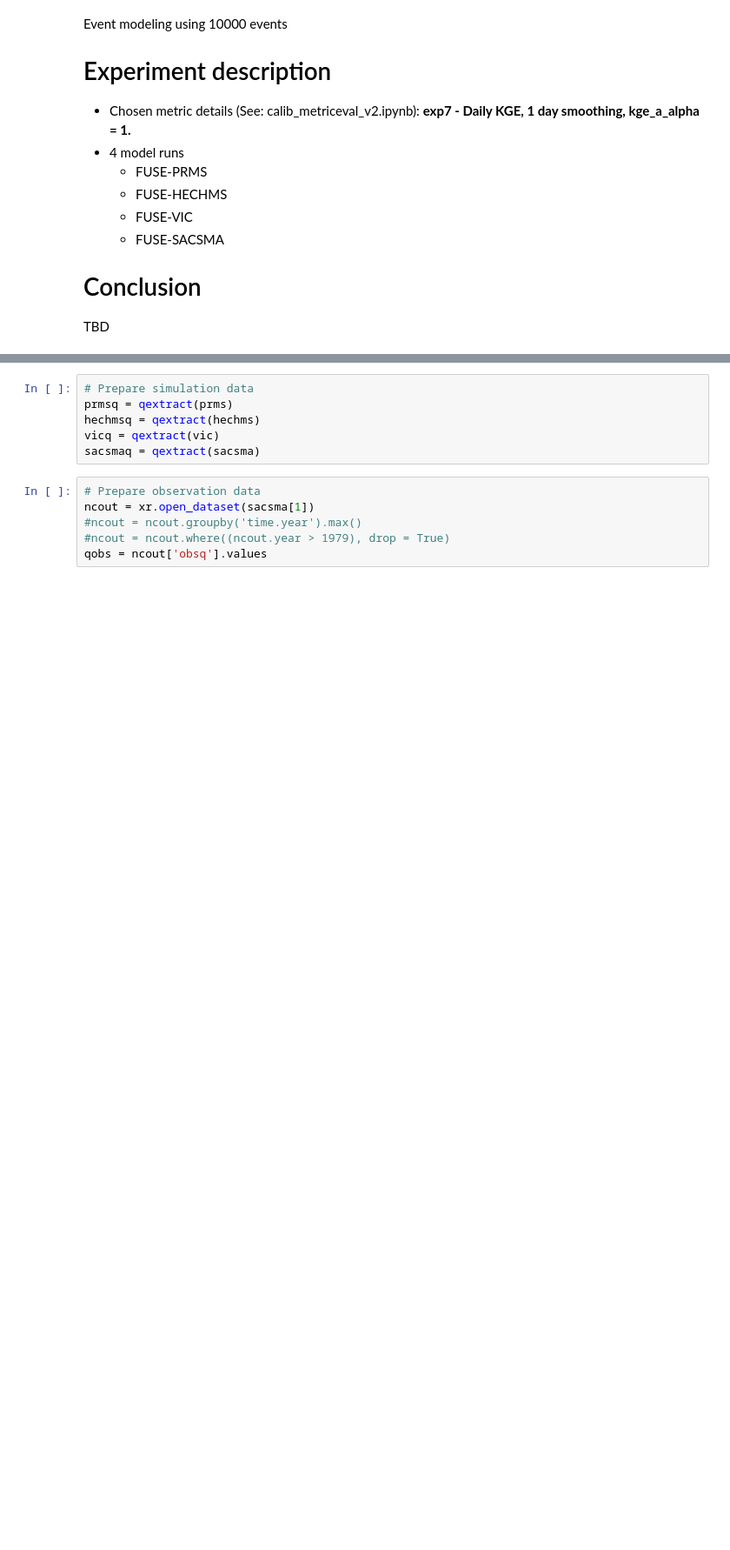
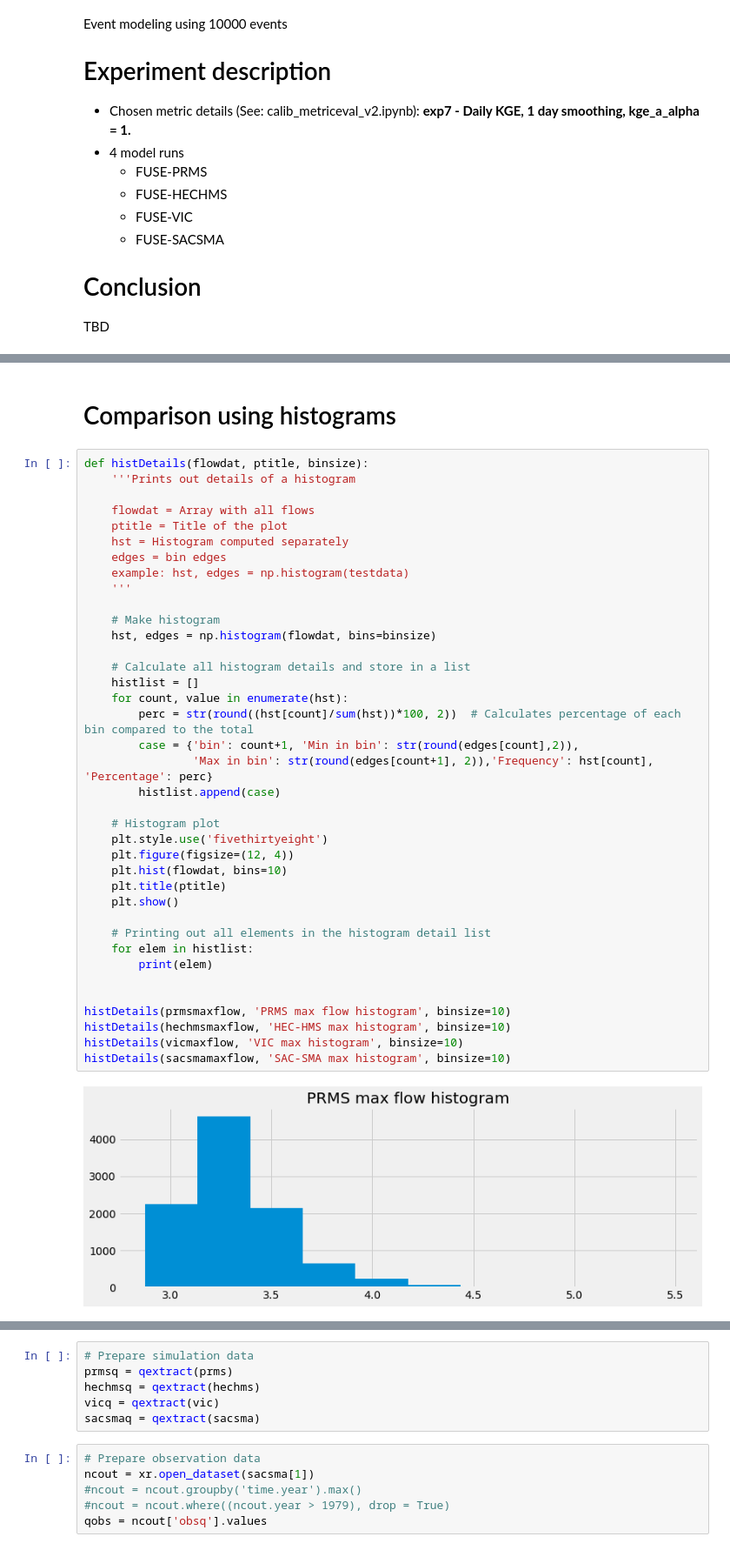
Before and after one commit to msaharia/aasi, a Jupyter notebook: eventmodeling.ipynb, the cells around one changed output, grey strips where cells are left out. Shown at 87% size. Cells and saved outputs as stored; diff of their text form; blank space fills up the shorter version.

```diff
--- a/eventmodeling.ipynb
+++ b/eventmodeling.ipynb
@@ -68,0 +194,42 @@ def vextract(nclist, ncvar):
+# %% [markdown]
+# Comparison using histograms
+# %%
+def histDetails(flowdat, ptitle, binsize):
+    '''Prints out details of a histogram
+
+    flowdat = Array with all flows
+    ptitle = Title of the plot
+    hst = Histogram computed separately
+    edges = bin edges
+    example: hst, edges = np.histogram(testdata)
+    '''
+
+    # Make histogram
+    hst, edges = np.histogram(flowdat, bins=binsize)
+
+    # Calculate all histogram details and store in a list
+    histlist = []
+    for count, value in enumerate(hst):
+        perc = str(round((hst[count]/sum(hst))*100, 2))  # Calculates percentage of each bin compared to the total
+        case = {'bin': count+1, 'Min in bin': str(round(edges[count],2)),
+                'Max in bin': str(round(edges[count+1], 2)),'Frequency': hst[count], 'Percentage': perc}
+        histlist.append(case)
+
+    # Histogram plot
+    plt.style.use('fivethirtyeight')
+    plt.figure(figsize=(12, 4))
+    plt.hist(flowdat, bins=10)
+    plt.title(ptitle)
+    plt.show()
+
+    # Printing out all elements in the histogram detail list
+    for elem in histlist:
+        print(elem)
+
+
+histDetails(prmsmaxflow, 'PRMS max flow histogram', binsize=10)
+histDetails(hechmsmaxflow, 'HEC-HMS max histogram', binsize=10)
+histDetails(vicmaxflow, 'VIC max histogram', binsize=10)
+histDetails(sacsmamaxflow, 'SAC-SMA max histogram', binsize=10)
+# %% [output]
+[figure, added]
```
Also changed, not shown: parts of 17 cells of this notebook.
